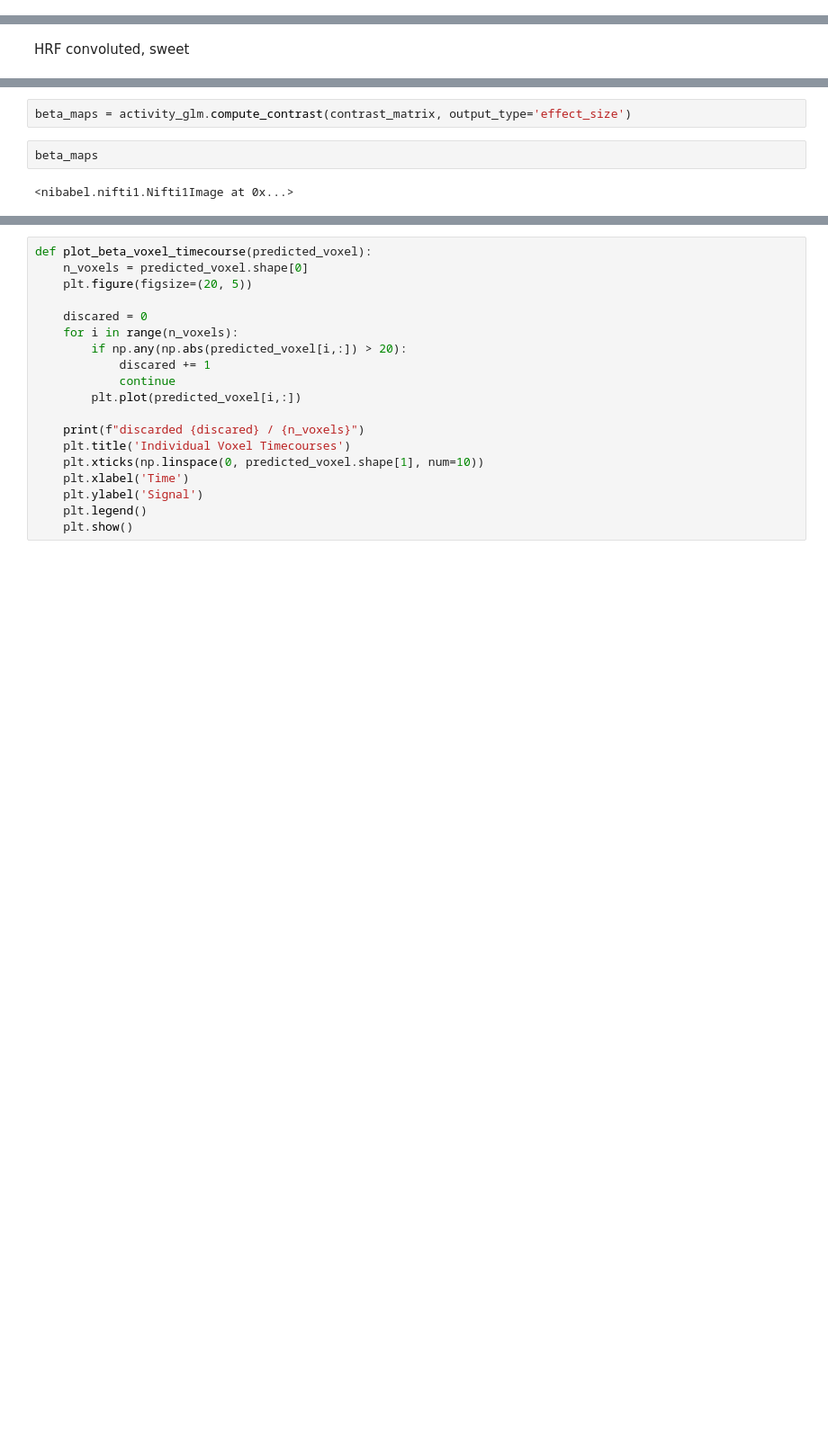
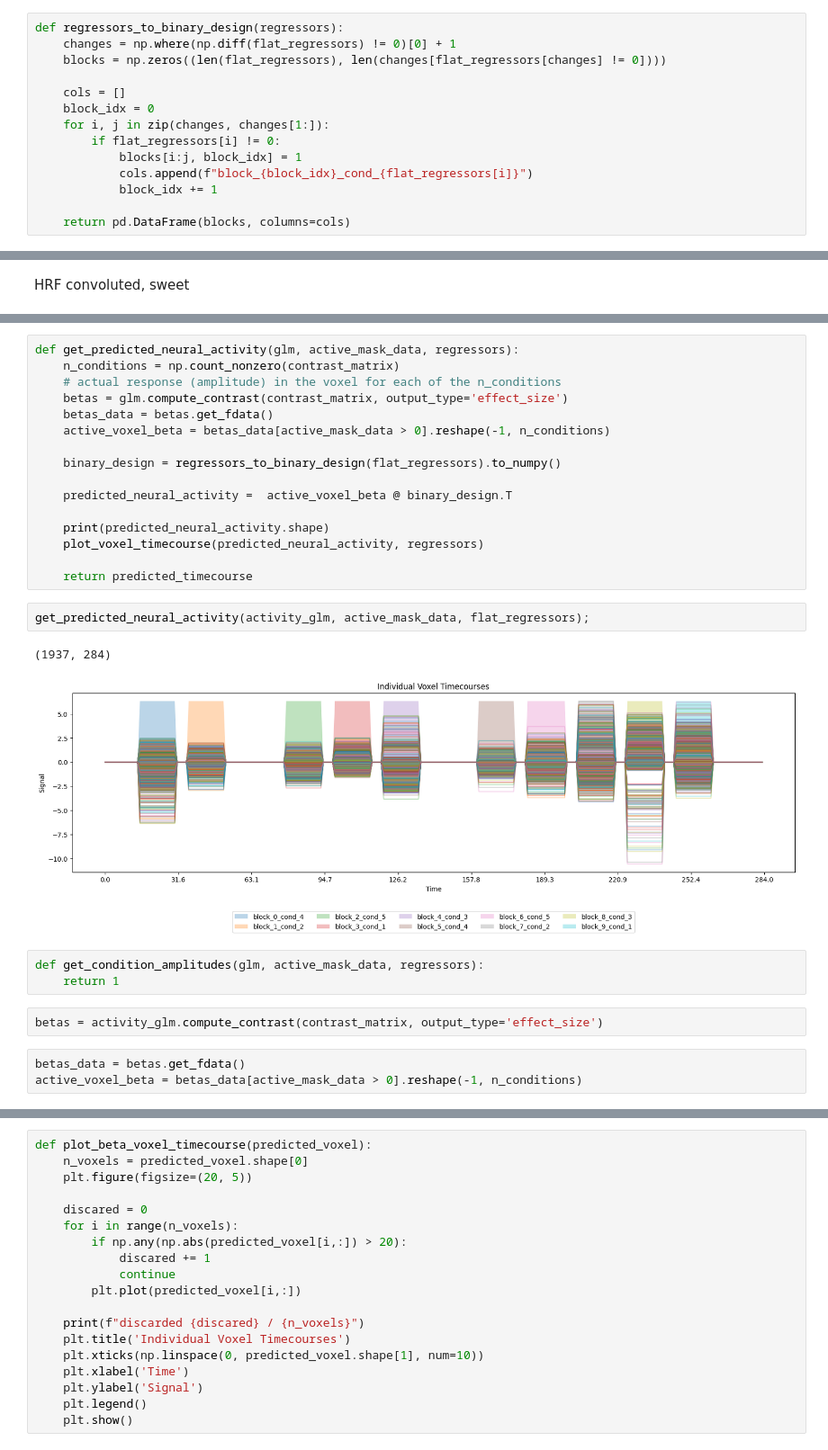
Before and after one commit to fedemengo/CS-433-ML4S, a Jupyter notebook: preprocessing_pipeline.ipynb, the cells around one changed output, grey strips where cells are left out. Shown at 90% size. Saved outputs shown, nothing was run; the diff lists cells and outputs as text; blank space fills up the shorter version.

```diff
--- a/preprocessing_pipeline.ipynb
+++ b/preprocessing_pipeline.ipynb
@@ -334,0 +347,14 @@ discarded 0 / 1937
+# %%
+def regressors_to_binary_design(regressors):
+    changes = np.where(np.diff(flat_regressors) != 0)[0] + 1
+    blocks = np.zeros((len(flat_regressors), len(changes[flat_regressors[changes] != 0])))
+
+    cols = []
+    block_idx = 0
+    for i, j in zip(changes, changes[1:]):
+        if flat_regressors[i] != 0:
+            blocks[i:j, block_idx] = 1
+            cols.append(f"block_{block_idx}_cond_{flat_regressors[i]}")
+            block_idx += 1
+
+    return pd.DataFrame(blocks, columns=cols)
@@ -341,6 +379,29 @@ activity_glm.predicted
+# %%
+def get_predicted_neural_activity(glm, active_mask_data, regressors):
+    n_conditions = np.count_nonzero(contrast_matrix)
+    # actual response (amplitude) in the voxel for each of the n_conditions
+    betas = glm.compute_contrast(contrast_matrix, output_type='effect_size')
+    betas_data = betas.get_fdata()
+    active_voxel_beta = betas_data[active_mask_data > 0].reshape(-1, n_conditions)
+
+    binary_design = regressors_to_binary_design(flat_regressors).to_numpy()
+
+    predicted_neural_activity =  active_voxel_beta @ binary_design.T
+
+    print(predicted_neural_activity.shape)
+    plot_voxel_timecourse(predicted_neural_activity, regressors)
+
+    return predicted_timecourse
+# %%
+get_predicted_neural_activity(activity_glm, active_mask_data, flat_regressors);
+# %% [output]
+(1937, 284)
+[figure, added]
+# %%
+def get_condition_amplitudes(glm, active_mask_data, regressors):
+    return 1
 # %%
-beta_maps = activity_glm.compute_contrast(contrast_matrix, output_type='effect_size')
+betas = activity_glm.compute_contrast(contrast_matrix, output_type='effect_size')
 # %%
-beta_maps
+betas_data = betas.get_fdata()
+active_voxel_beta = betas_data[active_mask_data > 0].reshape(-1, n_conditions)
-# %% [output]
-<nibabel.nifti1.Nifti1Image at 0x...>
```
Also changed, not shown: parts of 24 cells of this notebook.
